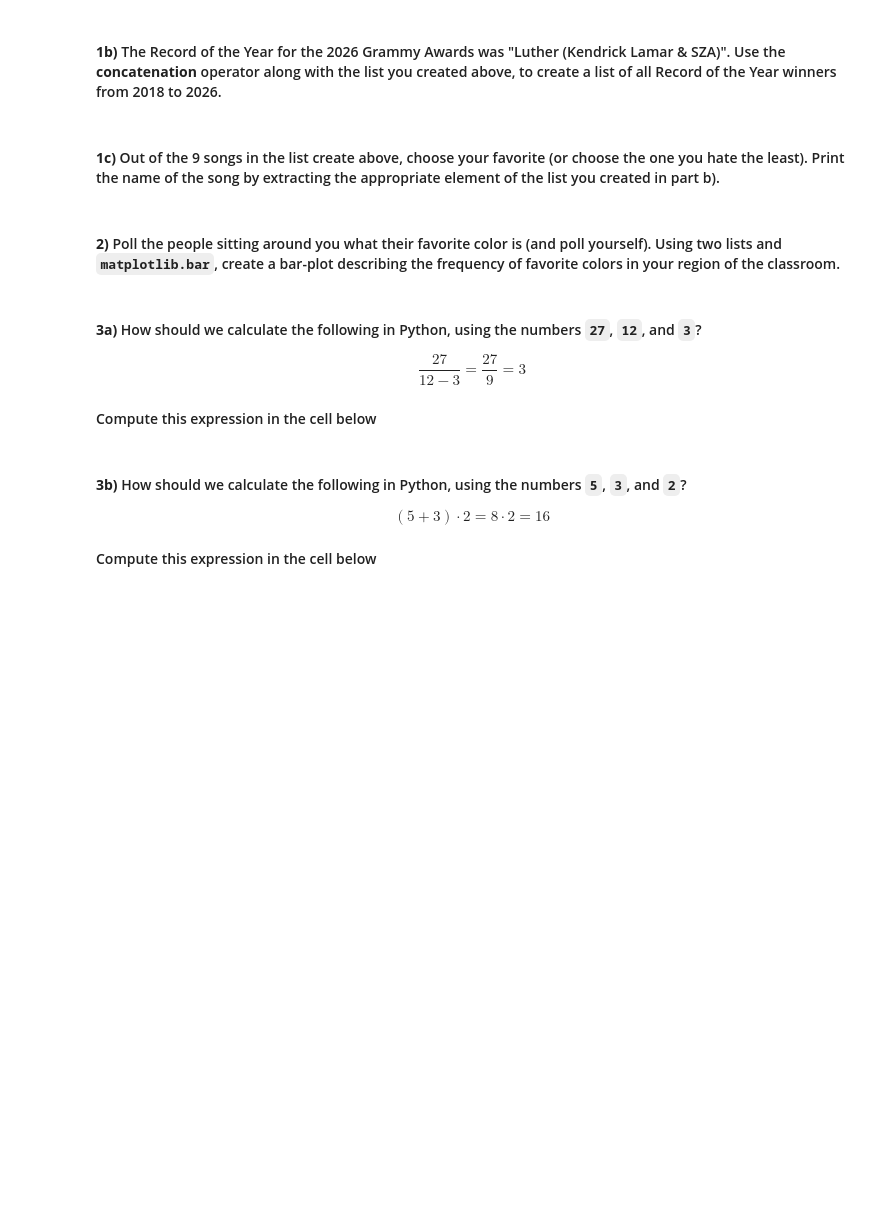
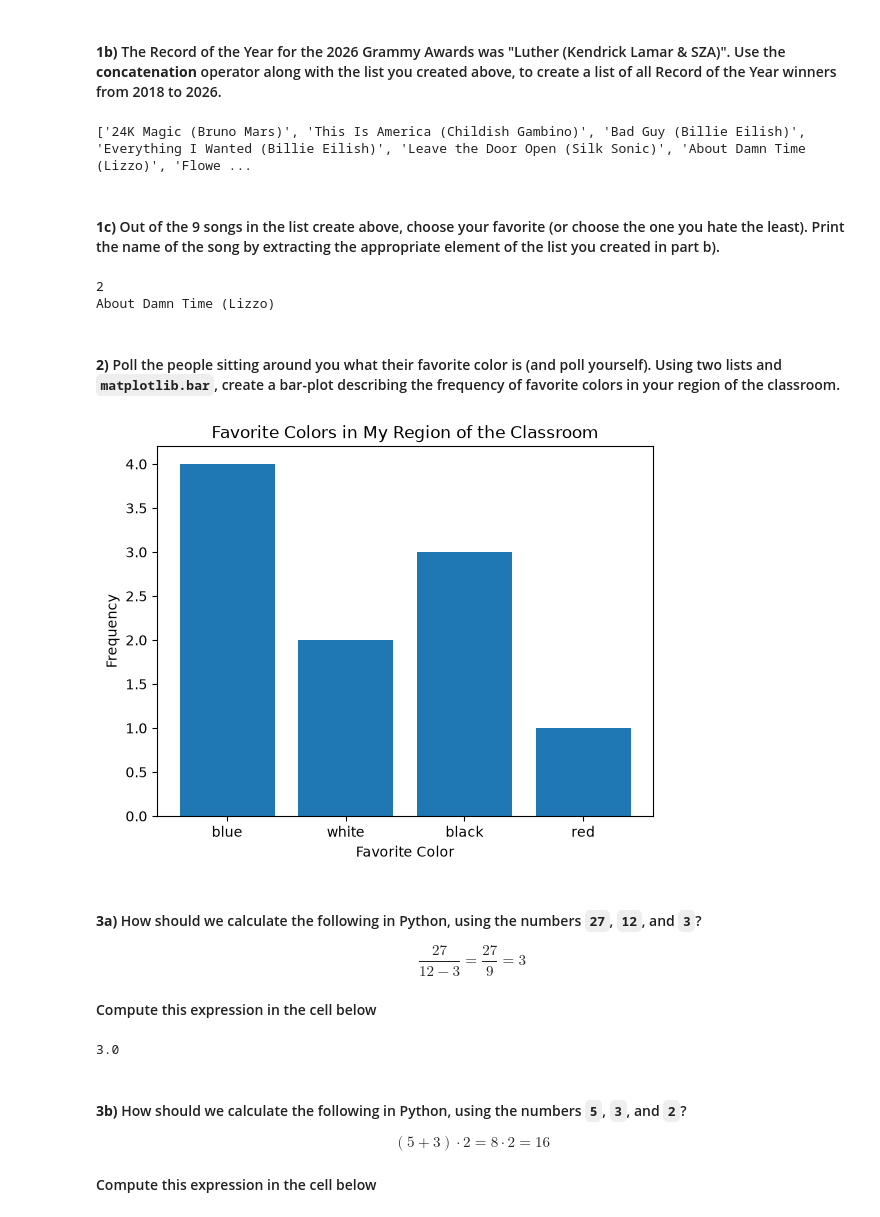
Before and after one commit to elaine928/datasci151fall2026, a Jupyter notebook: lecture_04_other_sequence_objects/Lecture04_Elaine.ipynb, the cells around one changed output. Cells and saved outputs as stored; diff of their text form; code cells hidden in the pictures; blank space fills up the shorter version.

```diff
--- a/lecture_04_other_sequence_objects/Lecture04_Elaine.ipynb
+++ b/lecture_04_other_sequence_objects/Lecture04_Elaine.ipynb
@@ -581,14 +655,39 @@ songs_2022_2026 = ["Leave the Door Open (Silk Sonic)", "About Damn Time (Lizzo)"
 #### **1b)** The Record of the Year for the 2026 Grammy Awards was "Luther (Kendrick Lamar & SZA)". Use the **concatenation** operator along with the list you created above, to create a list of all Record of the Year winners from 2018 to 2026.
 # %%
 # your code here
+songs_2018_2026 = songs_2018_2025 + ["Luther (Kendrick Lamar & SZA)"]
+
+print(songs_2018_2026)
+# %% [output]
+['24K Magic (Bruno Mars)', 'This Is America (Childish Gambino)', 'Bad Guy (Billie Eilish)', 'Everything I Wanted (Billie Eilish)', 'Leave the Door Open (Silk Sonic)', 'About Damn Time (Lizzo)', 'Flowe ...
 # %% [markdown]
 #### **1c)** Out of the 9 songs in the list create above, choose your favorite (or choose the one you hate the least). Print the name of the song by extracting the appropriate element of the list you created in part b).
 # %%
 # your code here
+favorite = songs_2018_2026.index("Bad Guy (Billie Eilish)")
+hate = songs_2018_2026[5]  # "About Damn Time (Lizzo)"
+
+print (favorite)
+print(hate)
+# %% [output]
+2
+About Damn Time (Lizzo)
 # %% [markdown]
 #### **2)** Poll the people sitting around you what their favorite color is (and poll yourself). Using two lists and `matplotlib.bar`, create a bar-plot describing the frequency of favorite colors in your region of the classroom.
 # %%
 # your code here
+import matplotlib.pyplot as plt
+color = ['blue', 'white', 'black', 'red']
+frequency = [4, 2, 3, 1]
+
+plt.bar(color, frequency)
+plt.xlabel("Favorite Color")
+plt.ylabel("Frequency")
+plt.title("Favorite Colors in My Region of the Classroom")
+
+plt.show()
+# %% [output]
+[figure, added]
 # %% [markdown]
 #### **3a)** How should we calculate the following in Python, using the numbers `27`, `12`, and `3`?
 
@@ -598,6 +697,10 @@ $$ \frac{27}{12 - 3} = \frac{27}{9} = 3$$
 # %%
 # Calculate the expression above using the numbers 27, 12, 3
 # Print the value -- you should get the number 3
+value = 27/(12-3)
+print (value)
+# %% [output]
+3.0
 # %% [markdown]
 #### **3b)** How should we calculate the following in Python, using the numbers `5`, `3`, and `2`?
 
```
Also changed, not shown: parts of 29 cells of this notebook, 21 other files.
